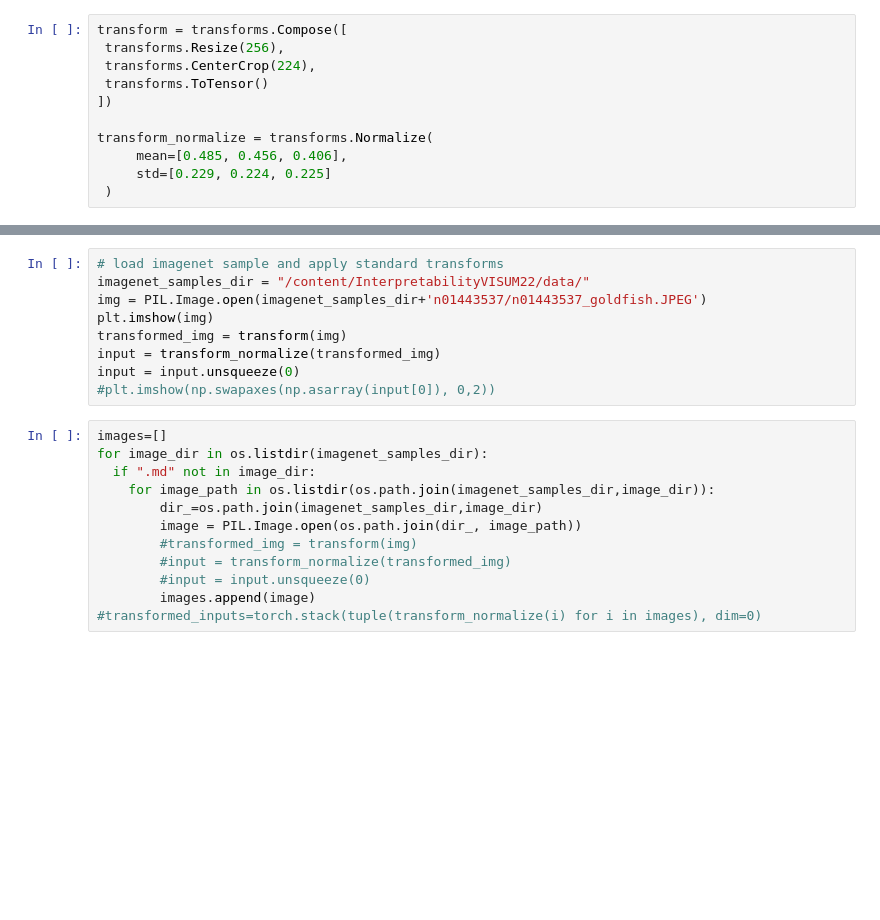
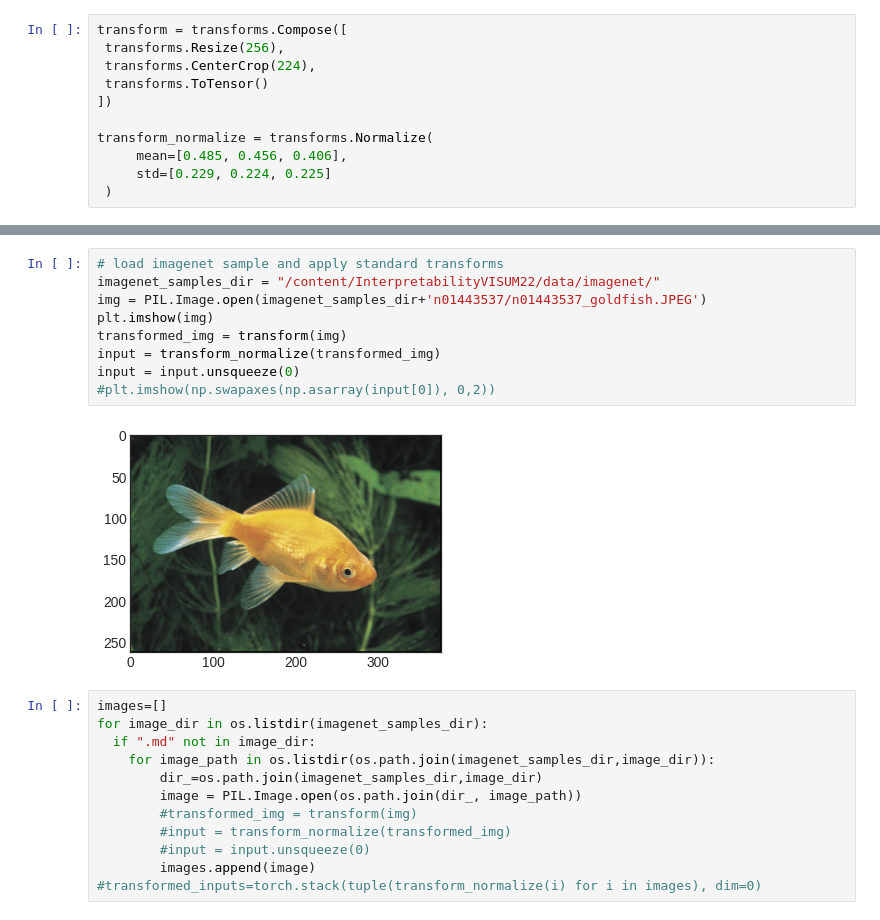
Before and after one commit to maragraziani/InterpretabilityVISUM22, a Jupyter notebook: Interpretability.ipynb, the cells around one changed output, grey strips where cells are left out. Cells and saved outputs as stored; diff of their text form; blank space fills up the shorter version.

```diff
--- a/Interpretability.ipynb
+++ b/Interpretability.ipynb
@@ -197,12 +165,14 @@ class ResNet18(torch.nn.Module):
 # %%
 # load imagenet sample and apply standard transforms
-imagenet_samples_dir = "/content/InterpretabilityVISUM22/data/"
+imagenet_samples_dir = "/content/InterpretabilityVISUM22/data/imagenet/"
 img = PIL.Image.open(imagenet_samples_dir+'n01443537/n01443537_goldfish.JPEG')
 plt.imshow(img)
 transformed_img = transform(img)
 input = transform_normalize(transformed_img)
 input = input.unsqueeze(0)
 #plt.imshow(np.swapaxes(np.asarray(input[0]), 0,2))
+# %% [output]
+[figure, added]
 # %%
 images=[]
 for image_dir in os.listdir(imagenet_samples_dir):
```
Also changed, not shown: parts of 16 cells of this notebook.
